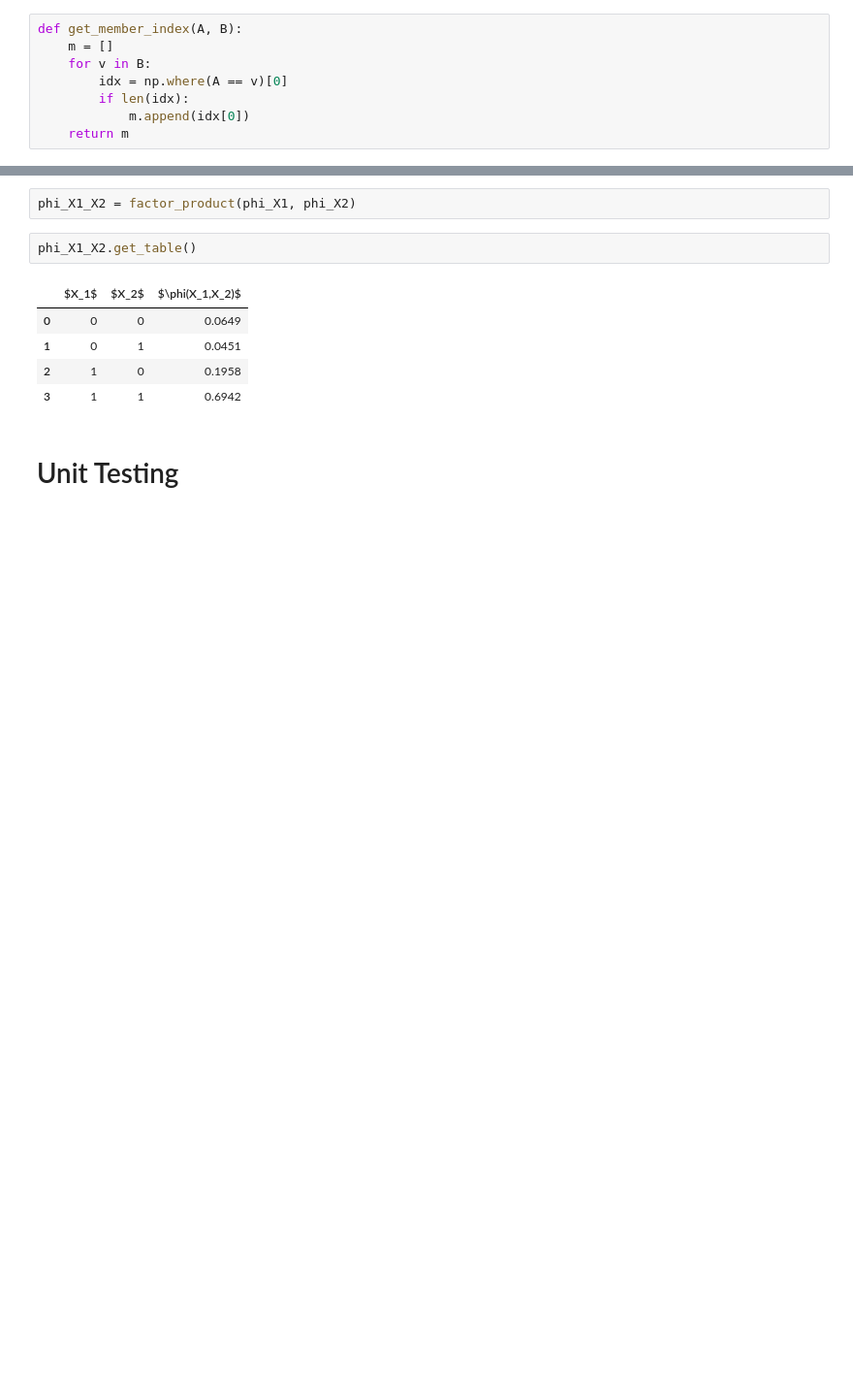
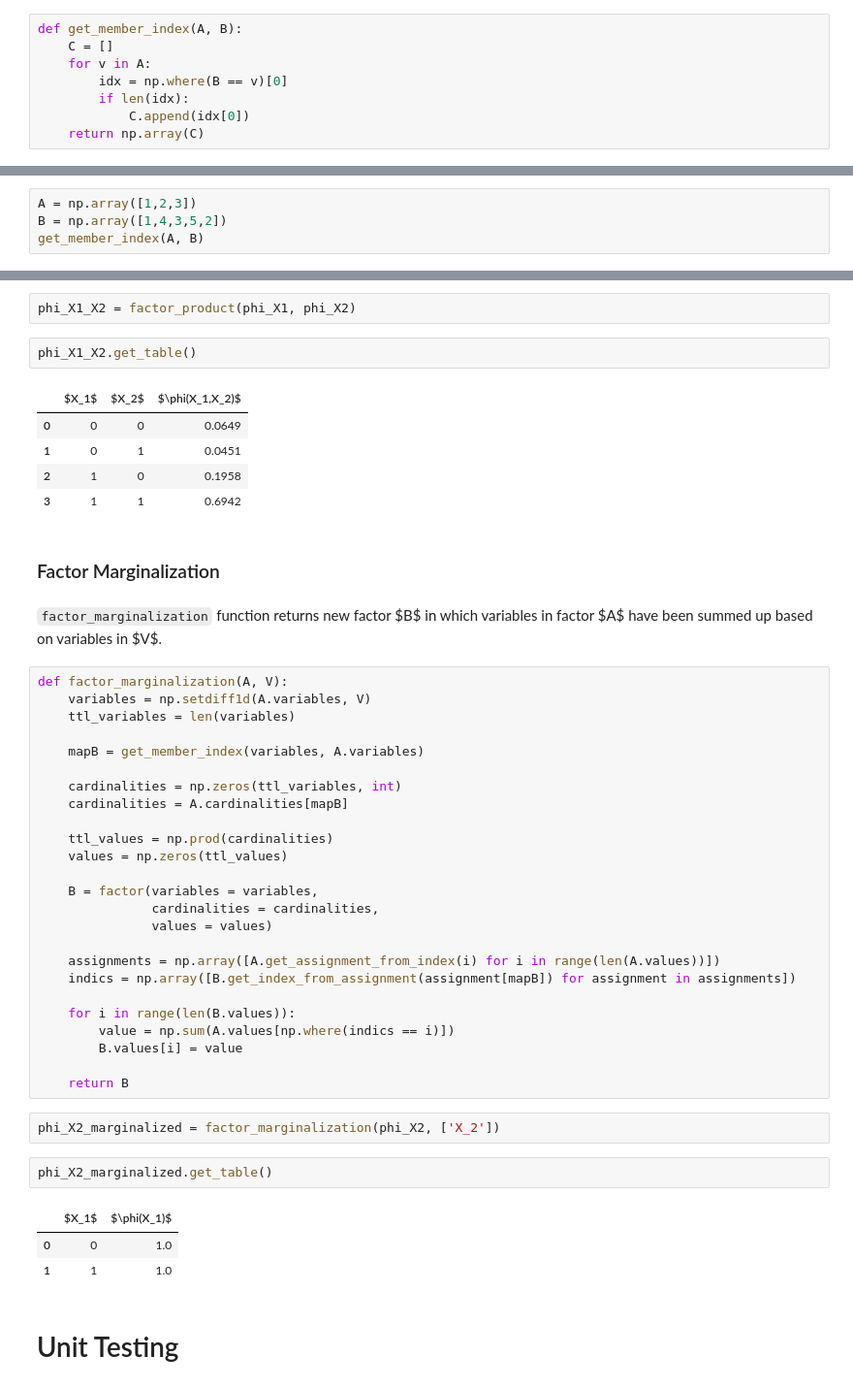
Before and after one commit to ekaakurniawan/iPyMacLern, a Jupyter notebook: PGM-W1/Factor.ipynb, the cells around one changed output, grey strips where cells are left out. Shown at 97% size. Cells and saved outputs as stored; diff of their text form; blank space fills up the shorter version.

Commit message:
PGM: Add Factor Marginalisation Function

````diff
--- a/PGM-W1/Factor.ipynb
+++ b/PGM-W1/Factor.ipynb
@@ -232,8 +236,8 @@ phi.get_value_of_assignment([1, 0, 1])
 # %%
 def get_member_index(A, B):
-    m = []
-    for v in B:
-        idx = np.where(A == v)[0]
+    C = []
+    for v in A:
+        idx = np.where(B == v)[0]
         if len(idx):
-            m.append(idx[0])
-    return m
+            C.append(idx[0])
+    return np.array(C)
@@ -239,0 +250,4 @@ def get_member_index(A, B):
+# %%
+A = np.array([1,2,3])
+B = np.array([1,4,3,5,2])
+get_member_index(A, B)
@@ -317,6 +335,43 @@ phi_X1_X2.get_table()
 | 1 | 0 | 1 | 0.0451 |
 | 2 | 1 | 0 | 0.1958 |
 | 3 | 1 | 1 | 0.6942 |
+# %% [markdown]
+### Factor Marginalization
+# %% [markdown]
+```factor_marginalization``` function returns new factor $B$ in which variables in factor $A$ have been summed up based on variables in $V$.
+# %%
+def factor_marginalization(A, V):
+    variables = np.setdiff1d(A.variables, V)
+    ttl_variables = len(variables)
+
+    mapB = get_member_index(variables, A.variables)
+
+    cardinalities = np.zeros(ttl_variables, int)
+    cardinalities = A.cardinalities[mapB]
+
+    ttl_values = np.prod(cardinalities)
+    values = np.zeros(ttl_values)
+
+    B = factor(variables = variables,
+               cardinalities = cardinalities,
+               values = values)
+
+    assignments = np.array([A.get_assignment_from_index(i) for i in range(len(A.values))])
+    indics = np.array([B.get_index_from_assignment(assignment[mapB]) for assignment in assignments])
+
+    for i in range(len(B.values)):
+        value = np.sum(A.values[np.where(indics == i)])
+        B.values[i] = value
+
+    return B
+# %%
+phi_X2_marginalized = factor_marginalization(phi_X2, ['X_2'])
+# %%
+phi_X2_marginalized.get_table()
+# %% [output]
+|  | $X_1$ | $\phi(X_1)$ |
+| 0 | 0 | 1.0 |
+| 1 | 1 | 1.0 |
 # %% [markdown]
 # Unit Testing
 # %%
````
Also changed, not shown: parts of 11 cells of this notebook.
